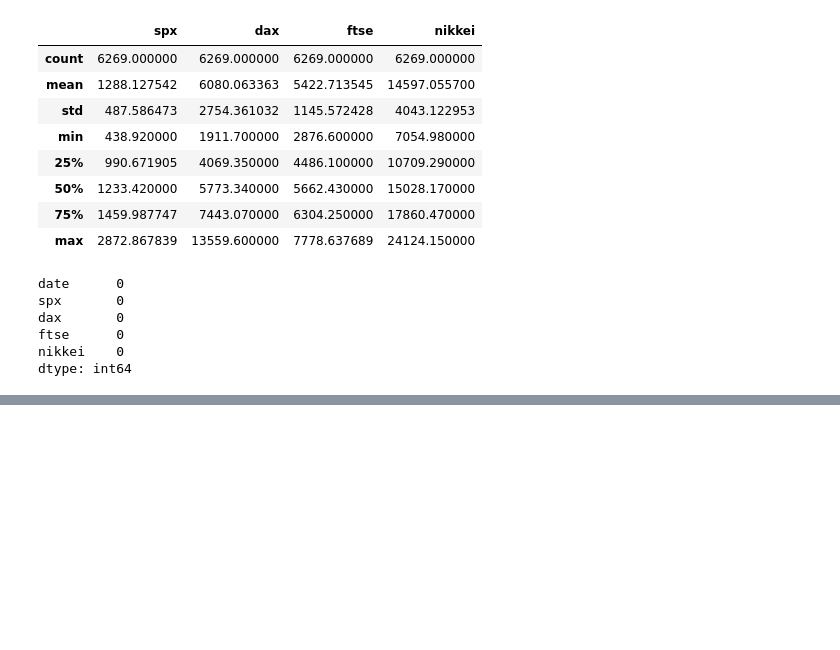
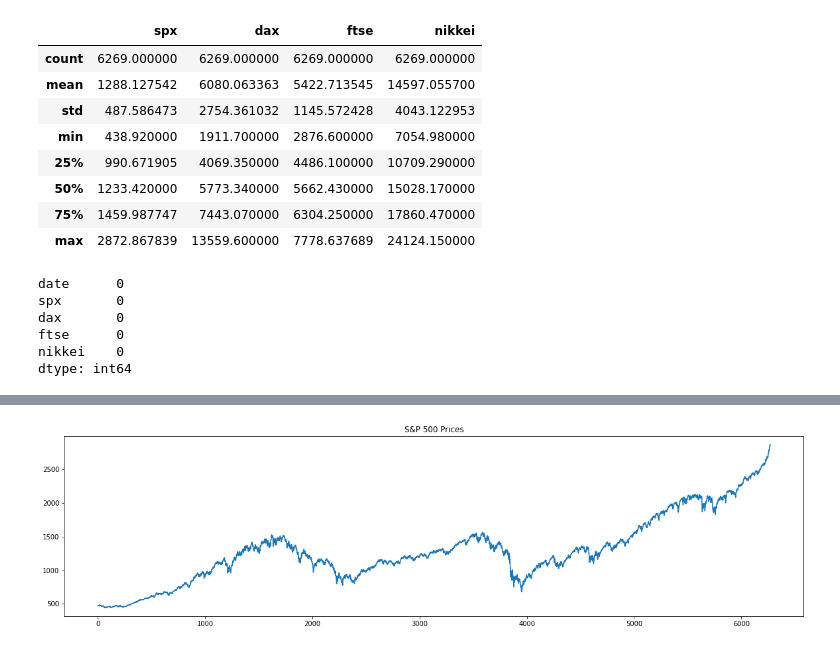
Before and after one commit to rvjh/PythonPractice, a Jupyter notebook: Time_Series_1.ipynb, the cells around one changed output, grey strips where cells are left out. Cells and saved outputs as stored; diff of their text form; code cells hidden in the pictures; blank space fills up the shorter version.

```diff
--- a/Time_Series_1.ipynb
+++ b/Time_Series_1.ipynb
@@ -51,0 +62,5 @@ plt.show()
+# %%
+df_comp.spx.plot(figsize=(20,5),title = 'S&P 500 Prices')
+plt.show()
+# %% [output]
+[figure, added]
```
Also changed, not shown: parts of 4 cells of this notebook.
